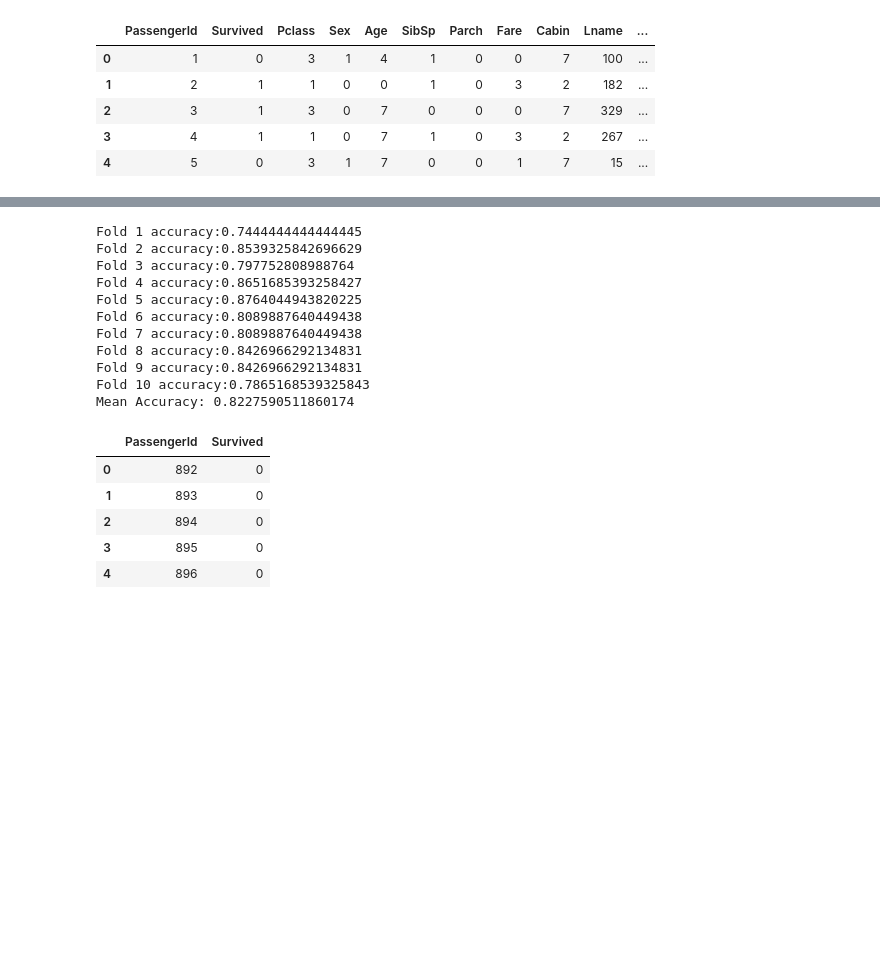
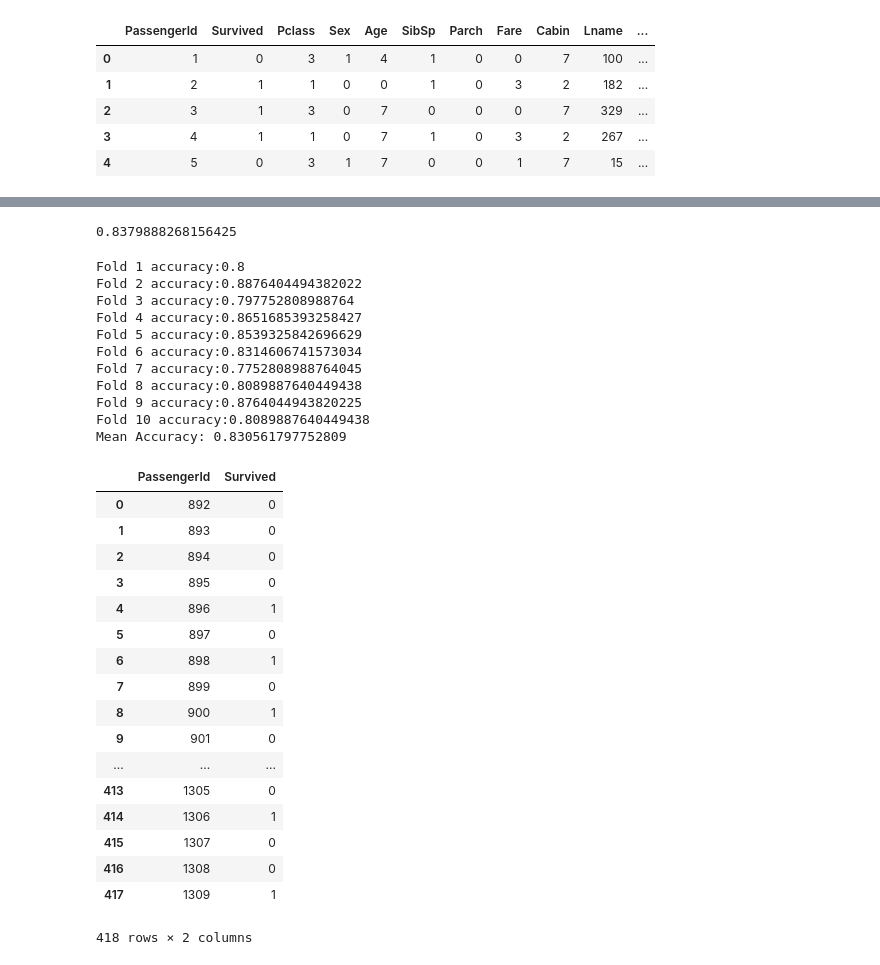
Before and after one commit to soudegesu/pip-install-sklearn_titanic, a Jupyter notebook: sklearn_titanic/main.ipynb, the cells around one changed output, grey strips where cells are left out. Saved outputs shown, nothing was run; the diff lists cells and outputs as text; code cells hidden in the pictures; blank space fills up the shorter version.

```diff
--- a/sklearn_titanic/main.ipynb
+++ b/sklearn_titanic/main.ipynb
@@ -133,9 +133,9 @@ from sklearn.model_selection import GridSearchCV
 clf = RandomForestClassifier()
 
 parameters = {
-    'n_estimators': [4, 6, 9],
+    'n_estimators': [9, 50, 100, 200],
     'max_features': ['log2', 'sqrt', 'auto'],
-    'max_depth': [2, 3, 5, 10],
+    'max_depth': [2, 4, 8],
     'min_samples_split': [2, 3, 5],
     'min_samples_leaf': [1, 5, 8]
 }
@@ -151,6 +159,8 @@ clf.fit(X_train, y_train)
 # %%
 predicitions = clf.predict(X_test)
 print(accuracy_score(y_test, predicitions))
+# %% [output]
+0.8379888268156425
 # %%
 from sklearn.cross_validation import KFold
 
@@ -174,28 +184,40 @@ def run_kfold(clf):
 
 run_kfold(clf)
 # %% [output]
-Fold 1 accuracy:0.7444444444444445
-Fold 2 accuracy:0.8539325842696629
+Fold 1 accuracy:0.8
+Fold 2 accuracy:0.8876404494382022
 Fold 3 accuracy:0.797752808988764
 Fold 4 accuracy:0.8651685393258427
-Fold 5 accuracy:0.8764044943820225
-Fold 6 accuracy:0.8089887640449438
-Fold 7 accuracy:0.8089887640449438
-Fold 8 accuracy:0.8426966292134831
-Fold 9 accuracy:0.8426966292134831
-Fold 10 accuracy:0.7865168539325843
-Mean Accuracy: 0.8227590511860174
+Fold 5 accuracy:0.8539325842696629
+Fold 6 accuracy:0.8314606741573034
+Fold 7 accuracy:0.7752808988764045
+Fold 8 accuracy:0.8089887640449438
+Fold 9 accuracy:0.8764044943820225
+Fold 10 accuracy:0.8089887640449438
+Mean Accuracy: 0.830561797752809
 # %%
 ids = data_test['PassengerId']
 predicitions = clf.predict(data_test.drop('PassengerId', axis=1))
 
 output = pd.DataFrame({'PassengerId': ids, 'Survived': predicitions })
 
-output.head()
+output
 # %% [output]
 |  | PassengerId | Survived |
 | 0 | 892 | 0 |
 | 1 | 893 | 0 |
 | 2 | 894 | 0 |
 | 3 | 895 | 0 |
-| 4 | 896 | 0 |
+| 4 | 896 | 1 |
+| 5 | 897 | 0 |
+| 6 | 898 | 1 |
+| 7 | 899 | 0 |
+| 8 | 900 | 1 |
+| 9 | 901 | 0 |
+| ... | ... | ... |
+| 413 | 1305 | 0 |
+| 414 | 1306 | 1 |
+| 415 | 1307 | 0 |
+| 416 | 1308 | 0 |
+| 417 | 1309 | 1 |
+418 rows × 2 columns
```
Also changed, not shown: parts of 5 cells of this notebook.
